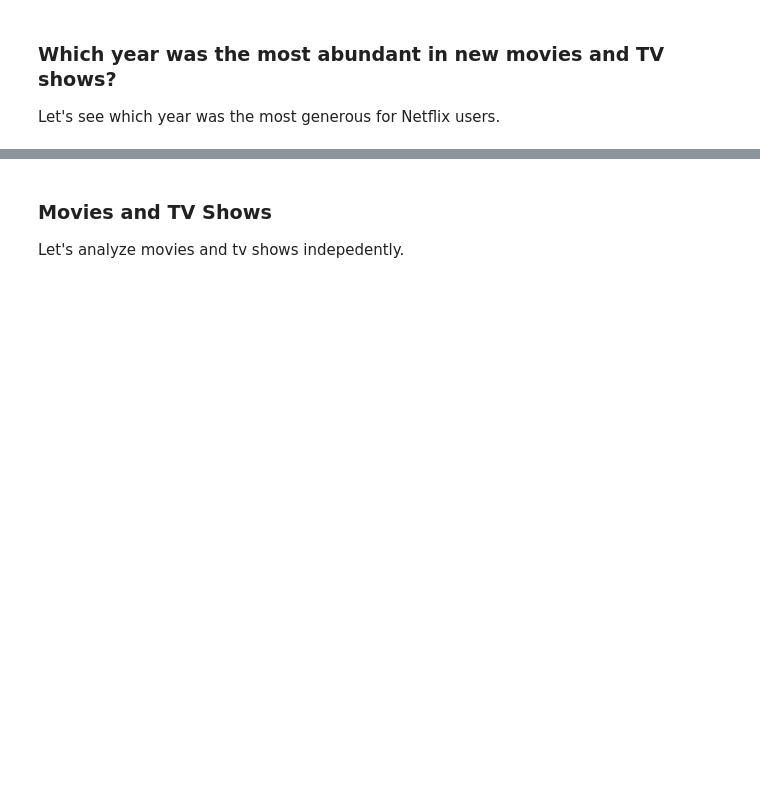
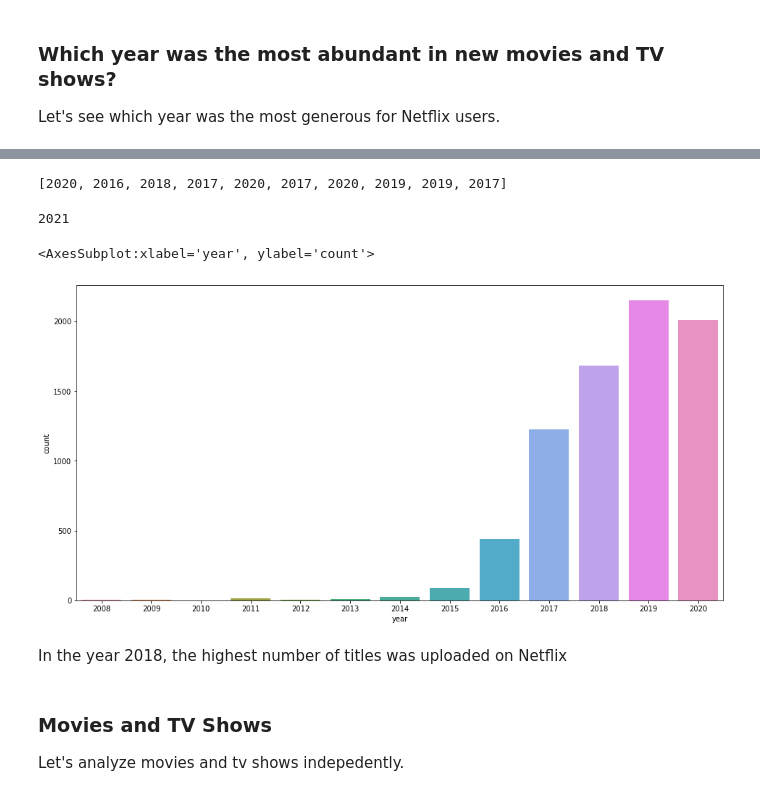
Before and after one commit to islazykv/data-science, a Jupyter notebook: data-analysis/general/netflix.ipynb, the cells around one changed output, grey strips where cells are left out. Drawn from its saved outputs; the diff is of its cells as text; code cells hidden in the pictures; blank space fills up the shorter version.

```diff
--- a/data-analysis/general/netflix.ipynb
+++ b/data-analysis/general/netflix.ipynb
@@ -115,0 +135,2 @@ sns.countplot(x = 'release_year', data = netflix_df, order=years_ordered)
+# %%
+aaa = pd.DataFrame(years, columns=['year'])
@@ -116,3 +157,21 @@ sns.countplot(x = 'release_year', data = netflix_df, order=years_ordered)
+# %%
+years[0:10]
+# %% [output]
+[2020, 2016, 2018, 2017, 2020, 2017, 2020, 2019, 2019, 2017]
+# %%
+aaa['year'].max()
+# %% [output]
+2021
+# %%
+years_ordered=range(2008, 2021, 1)
+# order=years_ordered
+
+sns.countplot(x ='year', data = aaa, order=years_ordered)
+# %% [output]
+<AxesSubplot:xlabel='year', ylabel='count'>
+[figure, added]
+# %% [markdown]
+In the year 2018, the highest number of titles was uploaded on Netflix
 # %% [markdown]
 ### Movies and TV Shows
 Let's analyze movies and tv shows indepedently.
```
Also changed, not shown: parts of 16 cells of this notebook.
